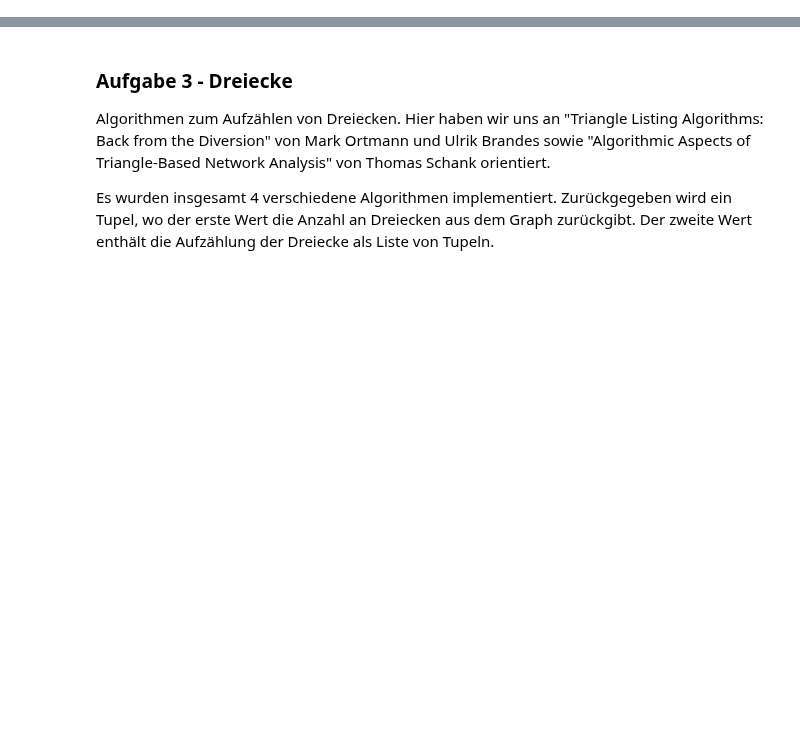
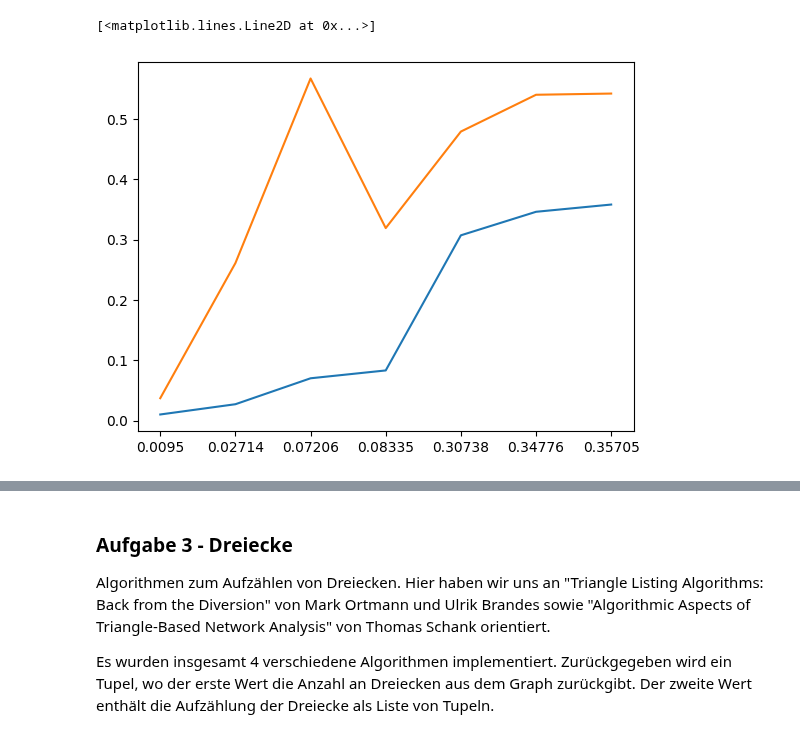
Before and after one commit to Hanno1/AlgorithmischeNetzwerkanalyseLAB, a Jupyter notebook: presentation_task2.ipynb, the cells around one changed output, grey strips where cells are left out. Drawn from its saved outputs; the diff is of its cells as text; code cells hidden in the pictures; blank space fills up the shorter version.

Commit message:
finish presentation part about parameters

```diff
--- a/presentation_task2.ipynb
+++ b/presentation_task2.ipynb
@@ -116,0 +175,17 @@ KeyboardInterrupt:
+# %%
+df["x"] = df["density"]*df["nodes"]
+df = df.sort_values(by="density")
+random_nw = df[df['type'] == "random"]
+natural_nw = df[df['type'] == "natural"]
+# %%
+import matplotlib.pyplot as plt
+plot_param = "global_cc"
+num_nw = int(len(df)/2)
+plt.xticks(ticks = range(num_nw),labels=natural_nw["density"])
+plt.plot(range(num_nw), random_nw[plot_param])
+plt.plot(range(num_nw), natural_nw[plot_param])
+
+# triadic closure property of natural networks
+# %% [output]
+[<matplotlib.lines.Line2D at 0x...>]
+[figure, added]
```
Also changed, not shown: parts of 18 cells of this notebook, 8 other files.
